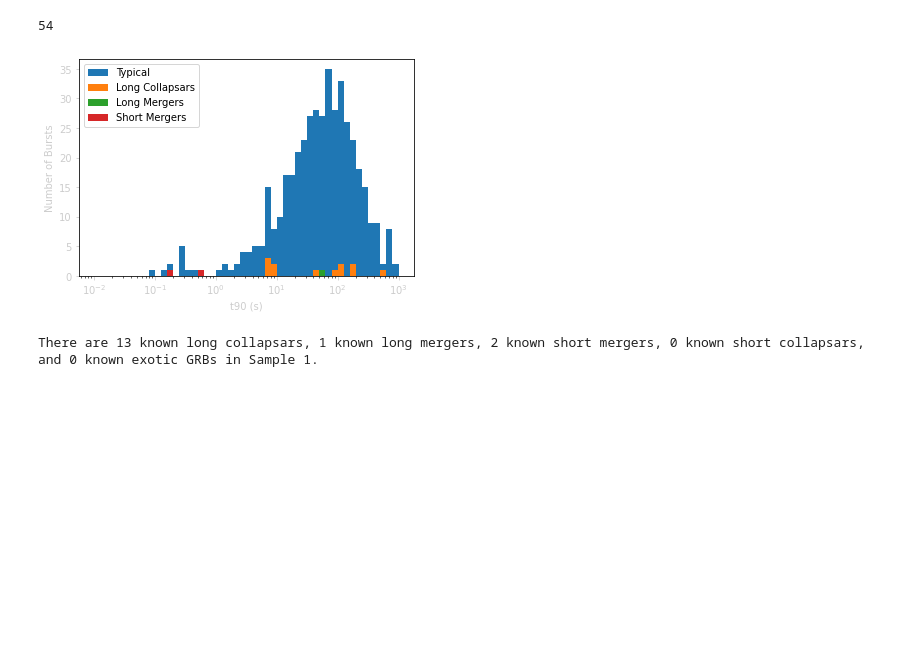
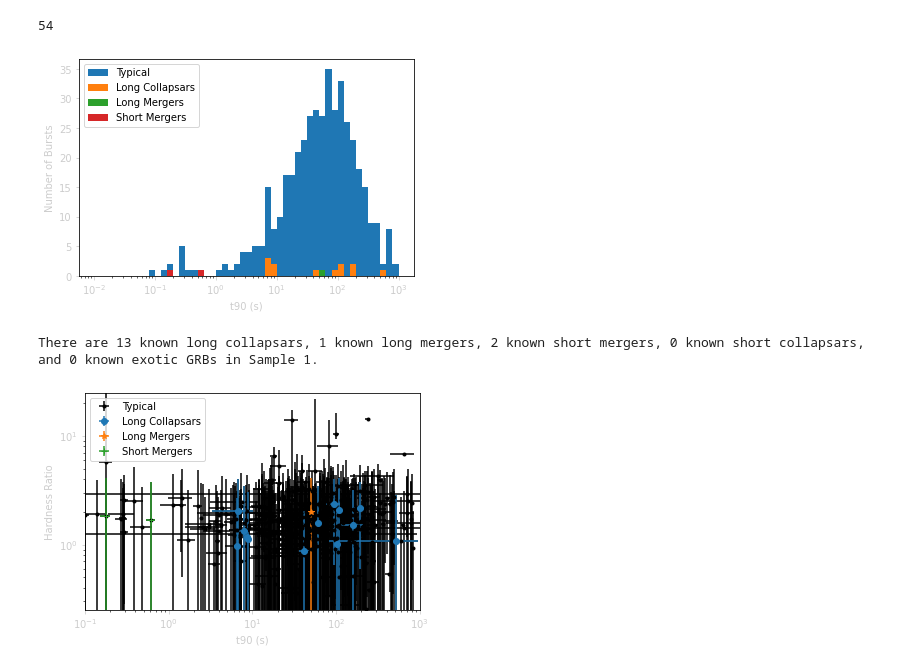
Before and after one commit to nuessle167/mirrored_prediction_paper, a Jupyter notebook: Cursed_code.ipynb, the cells around one changed output. Drawn from its saved outputs; the diff is of its cells as text; code cells hidden in the pictures; blank space fills up the shorter version.

```diff
--- a/Cursed_code.ipynb
+++ b/Cursed_code.ipynb
@@ -990,11 +1087,16 @@ for i in lc_edited_swift_data.index.to_list():
                             float(valid_fluences.at[i, ' 25_50kev ']))
     long_collapsar_t90=np.append(long_collapsar_t90, float(lc_edited_swift_data.at[i, \
                                                                 '     T90      ']))
+    long_collapsar_HR_err=np.append(long_collapsar_HR_err, \
+                                    [swift_error_calculator(i, valid_fluences)], \
+                                   axis=0)
+long_collapsar_HR_err=long_collapsar_HR_err[1:]
 long_collapsar_t90_err=np.where(lc_edited_swift_data[ '   T90_err    '] != 'N/A', \
         lc_edited_swift_data['   T90_err    '], 0)
 if len(long_collapsar_t90_err)>0:
     for j in range(0, len(long_collapsar_t90_err)):
         long_collapsar_t90_err[j]=float(long_collapsar_t90_err[j])
+
 sc_mask=np.isin(fluence_available_swift_data[ "GRBname "], \
                 Known_Precursors["Short Collapsars"])
 sc_edited_swift_data=fluence_available_swift_data[sc_mask]
@@ -1004,6 +1106,10 @@ for i in sc_edited_swift_data.index.to_list():
                             float(valid_fluences.at[i, ' 25_50kev ']))
     short_collapsar_t90=np.append(short_collapsar_t90, float(sc_edited_swift_data.at[i, \
                                                                 '     T90      ']))
+    short_collapsar_HR_err=np.append(short_collapsar_HR_err, \
+                                     [swift_error_calculator(i, valid_fluences)], \
+                                   axis=0)
+short_collapsar_HR_err=short_collapsar_HR_err[1:]
 short_collapsar_t90_err=np.where(sc_edited_swift_data[ '   T90_err    '] != 'N/A', \
         sc_edited_swift_data['   T90_err    '], 0)
 if len(short_collapsar_t90_err)>0:
@@ -1018,6 +1124,10 @@ for i in lm_edited_swift_data.index.to_list():
                             float(valid_fluences.at[i, ' 25_50kev ']))
     long_merger_t90=np.append(long_merger_t90, float(lm_edited_swift_data.at[i, \
                                                                 '     T90      ']))
+    long_merger_HR_err=np.append(long_merger_HR_err, \
+                                 [swift_error_calculator(i, valid_fluences)], \
+                                   axis=0)
+long_merger_HR_err=long_merger_HR_err[1:]
 long_merger_t90_err=np.where(lm_edited_swift_data[ '   T90_err    '] != 'N/A', \
         lm_edited_swift_data['   T90_err    '], 0)
 if len(long_merger_t90_err)>0:
@@ -1032,6 +1142,10 @@ for i in sm_edited_swift_data.index.to_list():
                             float(valid_fluences.at[i, ' 25_50kev ']))
     short_merger_t90=np.append(short_merger_t90, float(sm_edited_swift_data.at[i, \
                                                                 '     T90      ']))
+    short_merger_HR_err=np.append(short_merger_HR_err, \
+                                  [swift_error_calculator(i, valid_fluences)], \
+                                   axis=0)
+short_merger_HR_err=short_merger_HR_err[1:]
 short_merger_t90_err=np.where(sm_edited_swift_data[ '   T90_err    '] != 'N/A', \
         sm_edited_swift_data['   T90_err    '], 0)
 if len(short_merger_t90_err)>0:
@@ -1046,6 +1160,9 @@ for i in exo_edited_swift_data.index.to_list():
                             float(valid_fluences.at[i, ' 25_50kev ']))
     exotic_t90=np.append(exotic_t90, float(exo_edited_swift_data.at[i, \
                                                                 '     T90      ']))
+    exotic_HR_err=np.append(exotic_HR_err, [swift_error_calculator(i, valid_fluences)], \
+                                   axis=0)
+exotic_HR_err=exotic_HR_err[1:]
 exotic_t90_err=np.where(exo_edited_swift_data[ '   T90_err    '] != 'N/A', \
         exo_edited_swift_data['   T90_err    '], 0)
 if len(exotic_t90_err)>0:
@@ -1059,33 +1176,62 @@ for i in typical_edited_swift_data.index.to_list():
                             float(valid_fluences.at[i, ' 25_50kev ']))
     typical_t90=np.append(typical_t90, float(typical_edited_swift_data.at[i, \
                                                                 '     T90      ']))
+    typical_HR_err=np.append(typical_HR_err, [swift_error_calculator(i, valid_fluences)], \
+                                   axis=0)
+typical_HR_err=typical_HR_err[1:]
 typical_t90_err=np.where(typical_edited_swift_data[ '   T90_err    '] != 'N/A', \
         typical_edited_swift_data['   T90_err    '], 0)
 if len(typical_t90_err)>0:
     for j in range(0, len(typical_t90_err)):
         typical_t90_err[j]=float(typical_t90_err[j])
 bins=np.logspace(np.log10(0.01),np.log10(1000), nbins)
 plt.hist(typical_t90, bins=bins)
 plt.hist(long_collapsar_t90, bins=bins)
 plt.hist(long_merger_t90, bins=bins)
 #plt.hist(short_collapsar_t90, bins=bins)
 plt.hist(short_merger_t90, bins=bins)
+#plt.hist(exotic_t90, bins=bins)
 plt.xscale('log')
 plt.tick_params(axis='x', colors='0.8')
 plt.tick_params(axis='y', colors='0.8')
 plt.legend(['Typical', 'Long Collapsars', 'Long Mergers', \
             'Short Mergers'])
 plt.xlabel("t90 (s)", color="0.8")
 plt.ylabel("Number of Bursts", color="0.8")
 plt.show()
 print("There are {} known long collapsars, {} known long \
 mergers, {} known short mergers, {} known short collapsars, and \
 {} known exotic GRBs in Sample 1.".\
 format(len(long_collapsar_t90), len(long_merger_t90), \
        len(short_merger_t90), len(short_collapsar_t90), len(exotic_t90)))
+plt.errorbar(x=typical_t90, y=typical_HR, yerr=np.transpose(typical_HR_err), \
+             xerr=typical_t90_err, marker=".", color='k', ls='none')
+plt.errorbar(x=long_collapsar_t90, y=long_collapsar_HR, \
+             yerr=np.transpose(long_collapsar_HR_err), xerr=long_collapsar_t90_err,\
+             marker="o", ls='none')
+plt.errorbar(x=long_merger_t90, y=long_merger_HR, yerr=np.transpose(long_merger_HR_err),\
+             xerr=long_merger_t90_err, marker="*", ls='none')
+# plt.errorbar(x=short_collapsar_t90, y=short_collapsar_HR, \
+#              yerr=np.transpose(short_collapsar_HR_err), xerr=short_collapsar_t90_err,\
+#              marker="^", ls='none')
+plt.errorbar(x=short_merger_t90, y=short_merger_HR, yerr=np.transpose(short_merger_HR_err), \
+             xerr=short_merger_t90_err, marker="+", ls='none')
+# plt.errorbar(x=exotic_t90, y=exotic_HR, yerr=np.transpose(exotic_HR_err), \
+#              xerr=exotic_t90_err, marker="o", ls='none')
+plt.axis([0.1, 1000, 0.25, 25])
+plt.xscale('log')
+plt.yscale('log')
+plt.tick_params(axis='x', colors='0.8')
+plt.tick_params(axis='y', colors='0.8')
+plt.legend(['Typical', 'Long Collapsars', 'Long Mergers', \
+            'Short Mergers'])
+plt.xlabel("t90 (s)", color="0.8")
+plt.ylabel("Hardness Ratio", color="0.8")
+plt.show()
 # %% [output]
 [figure]
 There are 13 known long collapsars, 1 known long mergers, 2 known short mergers, 0 known short collapsars, and 0 known exotic GRBs in Sample 1.
+[figure, added]
 # %%
 ##Sample 2 Diagnositics##
 #typical_edited_fermi_data=fermi_data
```
Also changed, not shown: parts of 7 cells of this notebook, 2 other files.
